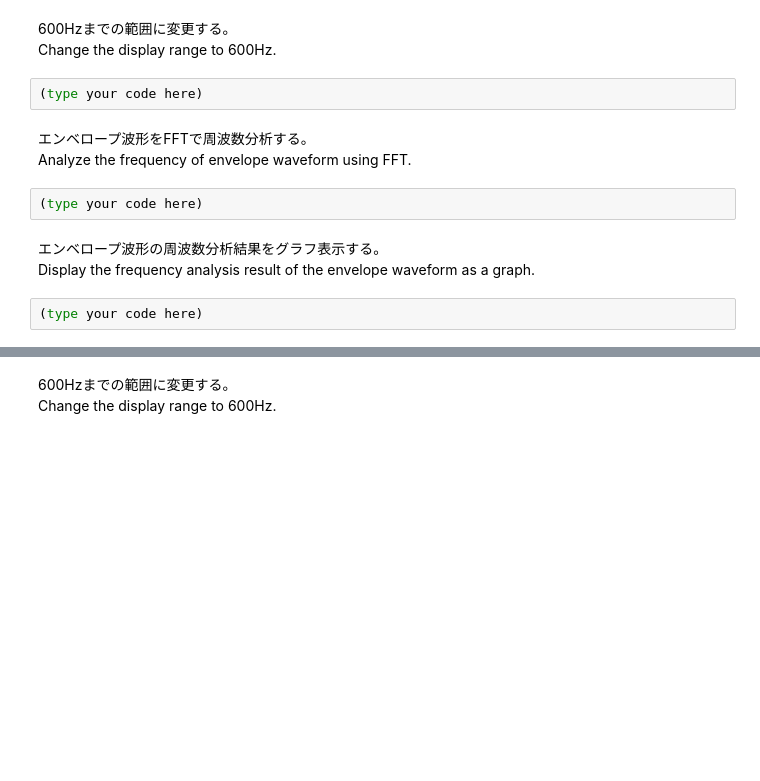
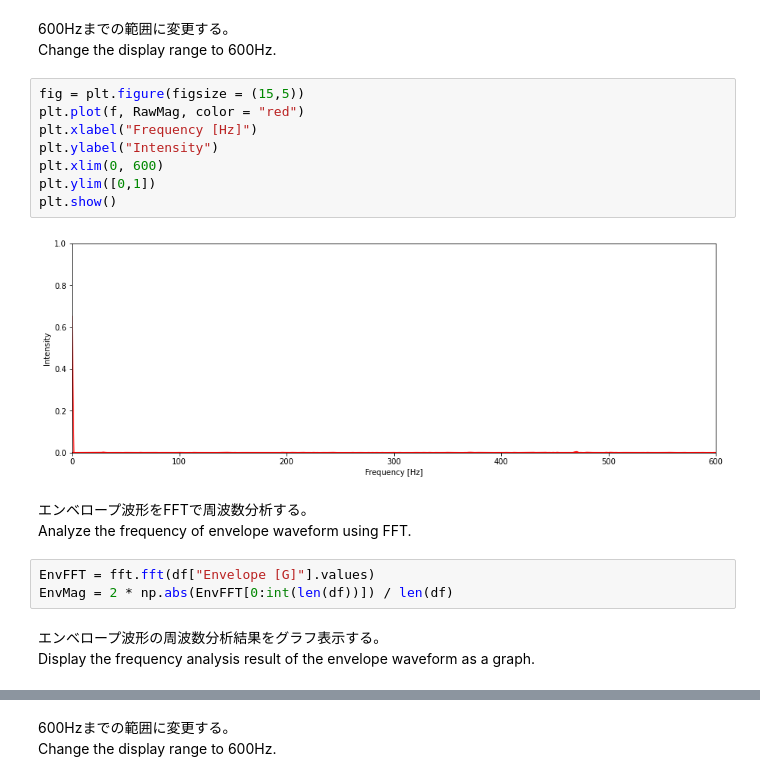
Before and after one commit to ShuheiMimura/Python, a Jupyter notebook: PythonTraining_0002_vibration.ipynb, the cells around one changed output, grey strips where cells are left out. Cells and saved outputs as stored; diff of their text form; blank space fills up the shorter version.

```diff
--- a/PythonTraining_0002_vibration.ipynb
+++ b/PythonTraining_0002_vibration.ipynb
@@ -158,15 +165,22 @@ Display the frequency analysis result of the raw waveform as a graph.
 # %% [markdown]
 600Hzまでの範囲に変更する。<br>
 Change the display range to 600Hz.
-# %%
-(type your code here)
+# %%
+fig = plt.figure(figsize = (15,5))
+plt.plot(f, RawMag, color = "red")
+plt.xlabel("Frequency [Hz]")
+plt.ylabel("Intensity")
+plt.xlim(0, 600)
+plt.ylim([0,1])
+plt.show()
+# %% [output]
+[figure, added]
 # %% [markdown]
 エンベロープ波形をFFTで周波数分析する。<br>
 Analyze the frequency of envelope waveform using FFT.
-# %%
-(type your code here)
+# %%
+EnvFFT = fft.fft(df["Envelope [G]"].values)
+EnvMag = 2 * np.abs(EnvFFT[0:int(len(df))]) / len(df)
 # %% [markdown]
 エンベロープ波形の周波数分析結果をグラフ表示する。<br>
 Display the frequency analysis result of the envelope waveform as a graph.
-# %%
-(type your code here)
```
Also changed, not shown: parts of 11 cells of this notebook.
